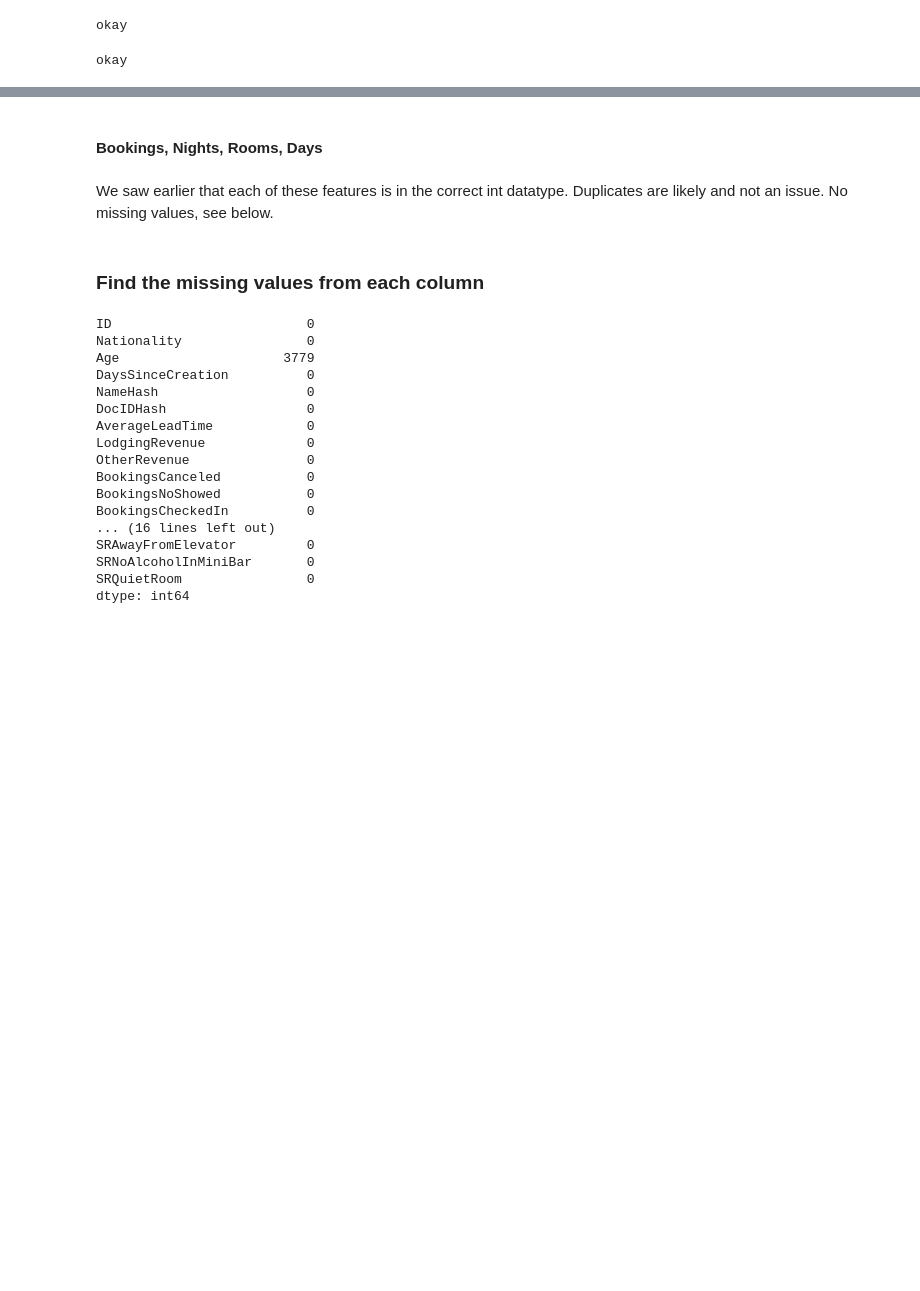
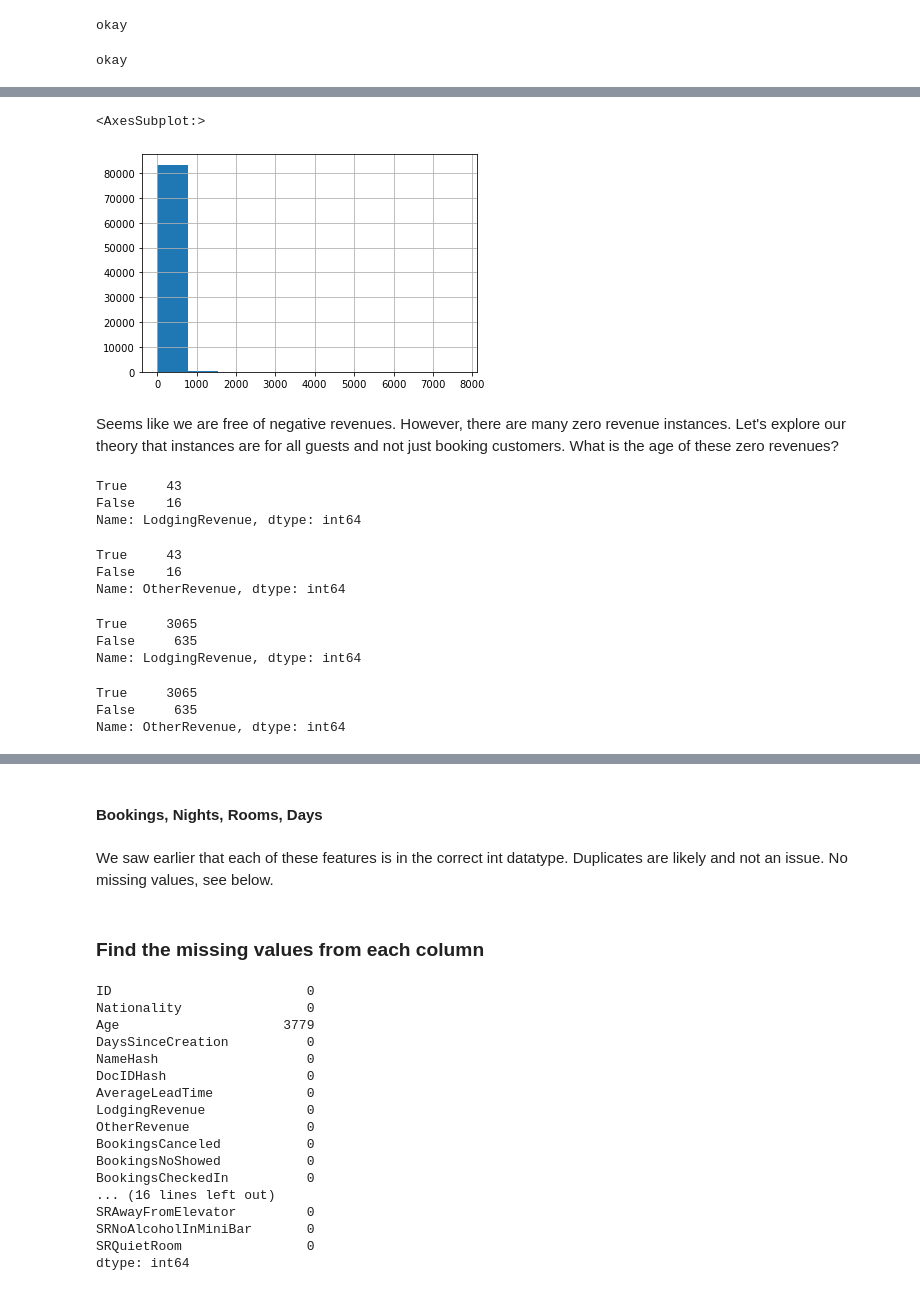
Before and after one commit to LNRobertson/Customer_Segmentation, a Jupyter notebook: notebooks/Wrangling.ipynb, the cells around one changed output, grey strips where cells are left out. Cells and saved outputs as stored; diff of their text form; code cells hidden in the pictures; blank space fills up the shorter version.

```diff
--- a/notebooks/Wrangling.ipynb
+++ b/notebooks/Wrangling.ipynb
@@ -188,0 +233,31 @@ We are free of negative revenues.
+# %%
+Data.OtherRevenue.hist()
+# %% [output]
+<AxesSubplot:>
+[figure, added]
+# %% [markdown]
+Seems like we are free of negative revenues. However, there are many zero revenue instances. Let's explore our theory that instances are for all guests and not just booking customers. What is the age of these zero revenues?
+# %%
+(wrong_age['LodgingRevenue']<=0).value_counts()
+# %% [output]
+True     43
+False    16
+Name: LodgingRevenue, dtype: int64
+# %%
+(wrong_age['OtherRevenue']<=0).value_counts()
+# %% [output]
+True     43
+False    16
+Name: OtherRevenue, dtype: int64
+# %%
+(weird_age['LodgingRevenue']<=0).value_counts()
+# %% [output]
+True     3065
+False     635
+Name: LodgingRevenue, dtype: int64
+# %%
+(weird_age['OtherRevenue']<=0).value_counts()
+# %% [output]
+True     3065
+False     635
+Name: OtherRevenue, dtype: int64
```
Also changed, not shown: parts of 38 cells of this notebook, 1 other file.
